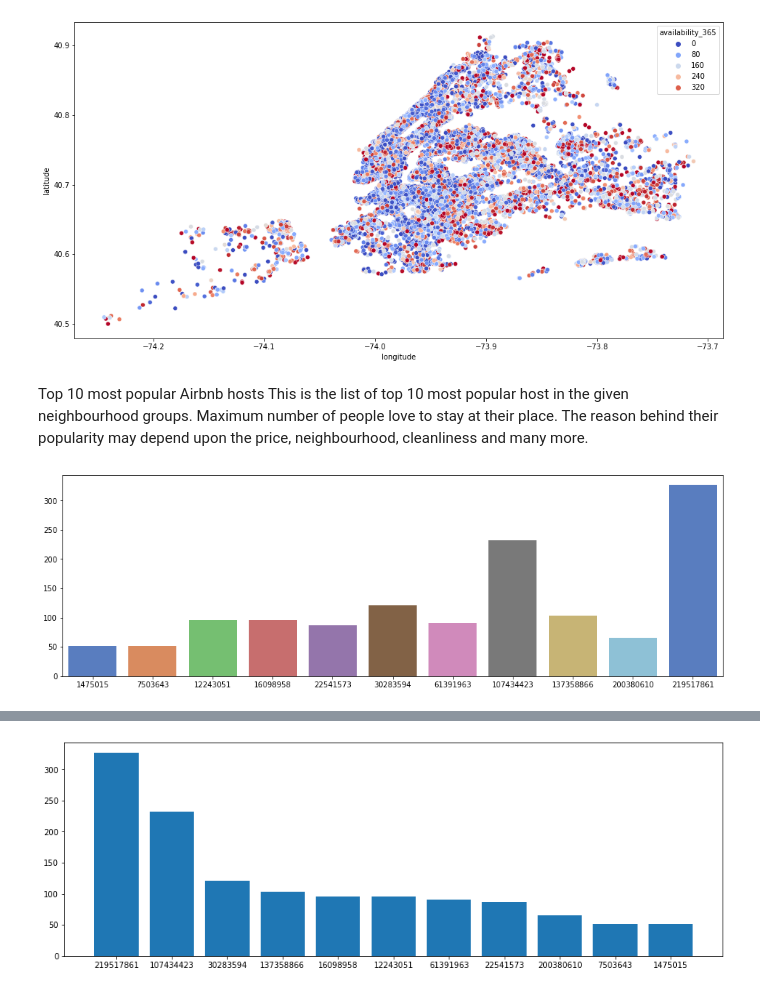
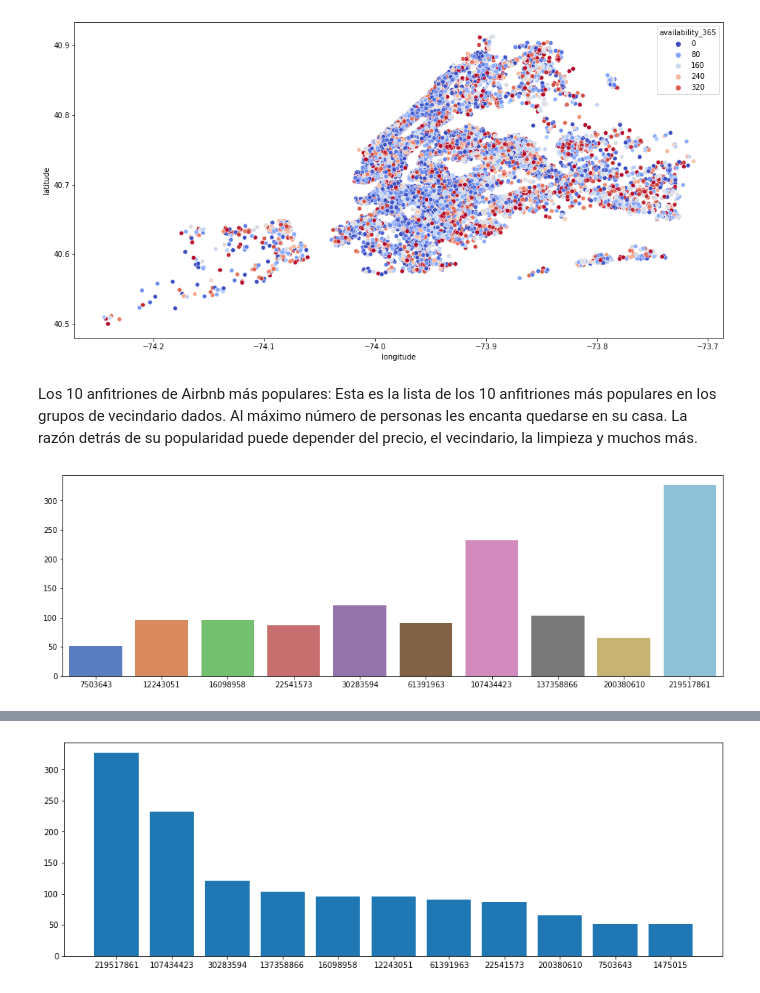
Before and after one commit to andreaj-it/EXPLORATORY-DATA-ANALYSIS, a Jupyter notebook: src/explore.ipynb, the cells around one changed output, grey strips where cells are left out. Cells and saved outputs as stored; diff of their text form; code cells hidden in the pictures.

```diff
--- a/src/explore.ipynb
+++ b/src/explore.ipynb
@@ -311,13 +323,15 @@ ax = sns.scatterplot(y=df.latitude,x=df.longitude,hue=df.availability_365,palett
 plt.show()
 # %% [output]
 [figure]
-# %% [markdown]
-Top 10 most popular Airbnb hosts
-This is the list of top 10 most popular host in the given neighbourhood groups. Maximum number of people love to stay at their place. The reason behind their popularity may depend upon the price, neighbourhood, cleanliness and many more.
+# %% [markdown]
+Los 10 anfitriones de Airbnb más populares:
+Esta es la lista de los 10 anfitriones más populares en los grupos de vecindario dados.
+Al máximo número de personas les encanta quedarse en su casa.
+La razón detrás de su popularidad puede depender del precio, el vecindario, la limpieza y muchos más.
 # %%
-df1 = df.host_id.value_counts()[:11]
+df1 = df.host_id.value_counts()[:10]
 f,ax = plt.subplots(figsize=(16,5))
 ax = sns.barplot(x = df1.index,y=df1.values,palette="muted")
 plt.show()
 # %% [output]
-[figure, old version]
+[figure, new version]
```
Also changed, not shown: parts of 55 cells of this notebook, 4 other files.
